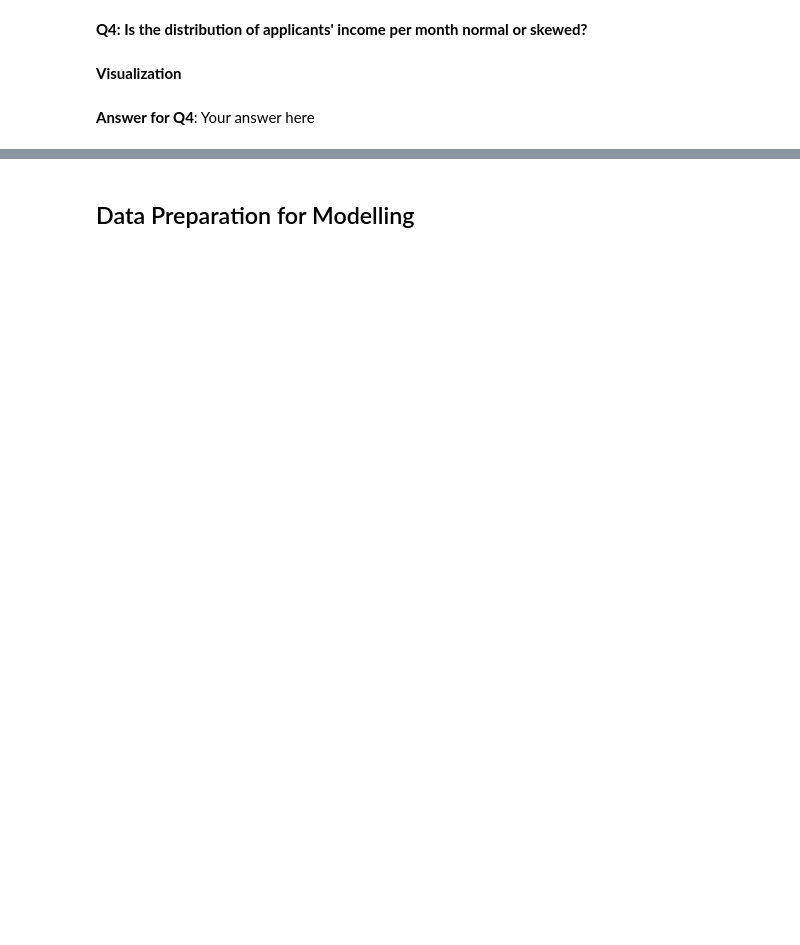
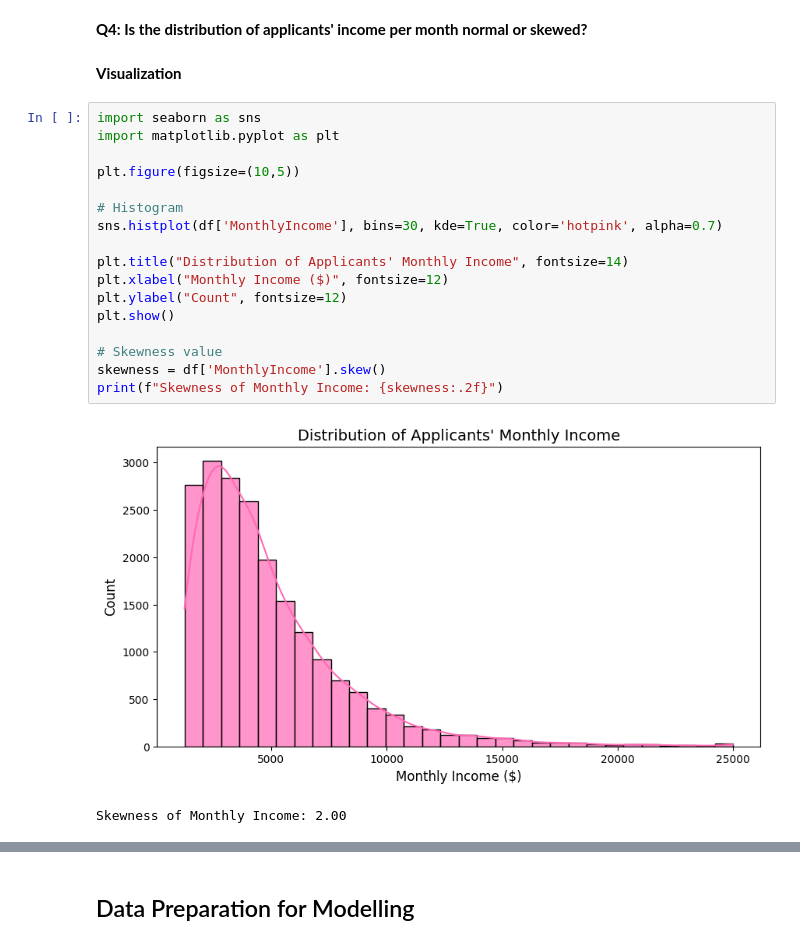
Before and after one commit to faridaikram/W2025, a Jupyter notebook: Classification_Mini_Project.ipynb, the cells around one changed output, grey strips where cells are left out. Drawn from its saved outputs; the diff is of its cells as text; blank space fills up the shorter version.

```diff
--- a/Classification_Mini_Project.ipynb
+++ b/Classification_Mini_Project.ipynb
@@ -326,5 +344,23 @@ We visualized this distribution using a box plot, because a box plot is ideal fo
 **Q4: Is the distribution of applicants' income per month normal or skewed?**
 # %% [markdown]
 **Visualization**
-# %% [markdown]
-**Answer for Q4**: Your answer here
+# %%
+import seaborn as sns
+import matplotlib.pyplot as plt
+
+plt.figure(figsize=(10,5))
+
+# Histogram
+sns.histplot(df['MonthlyIncome'], bins=30, kde=True, color='hotpink', alpha=0.7)
+
+plt.title("Distribution of Applicants' Monthly Income", fontsize=14)
+plt.xlabel("Monthly Income ($)", fontsize=12)
+plt.ylabel("Count", fontsize=12)
+plt.show()
+
+# Skewness value
+skewness = df['MonthlyIncome'].skew()
+print(f"Skewness of Monthly Income: {skewness:.2f}")
+# %% [output]
+[figure, added]
+Skewness of Monthly Income: 2.00
```
Also changed, not shown: parts of 10 cells of this notebook.
